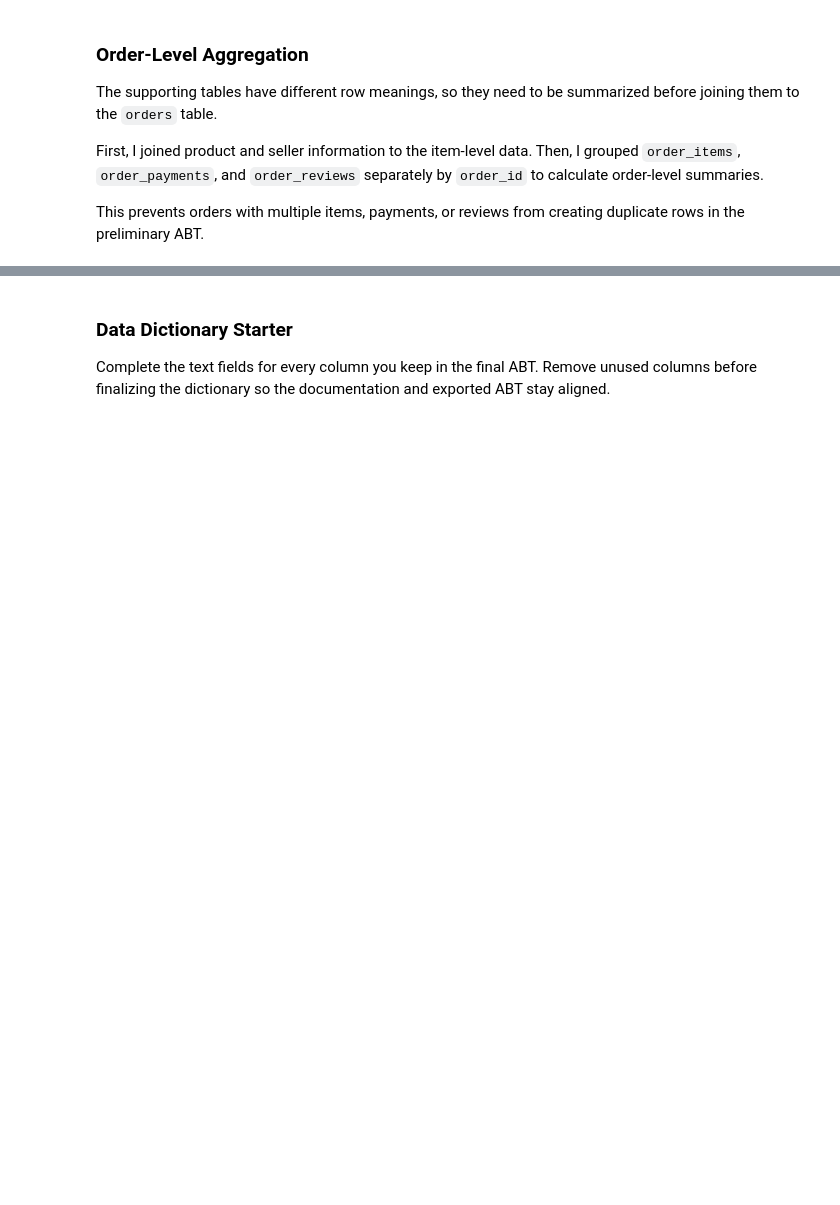
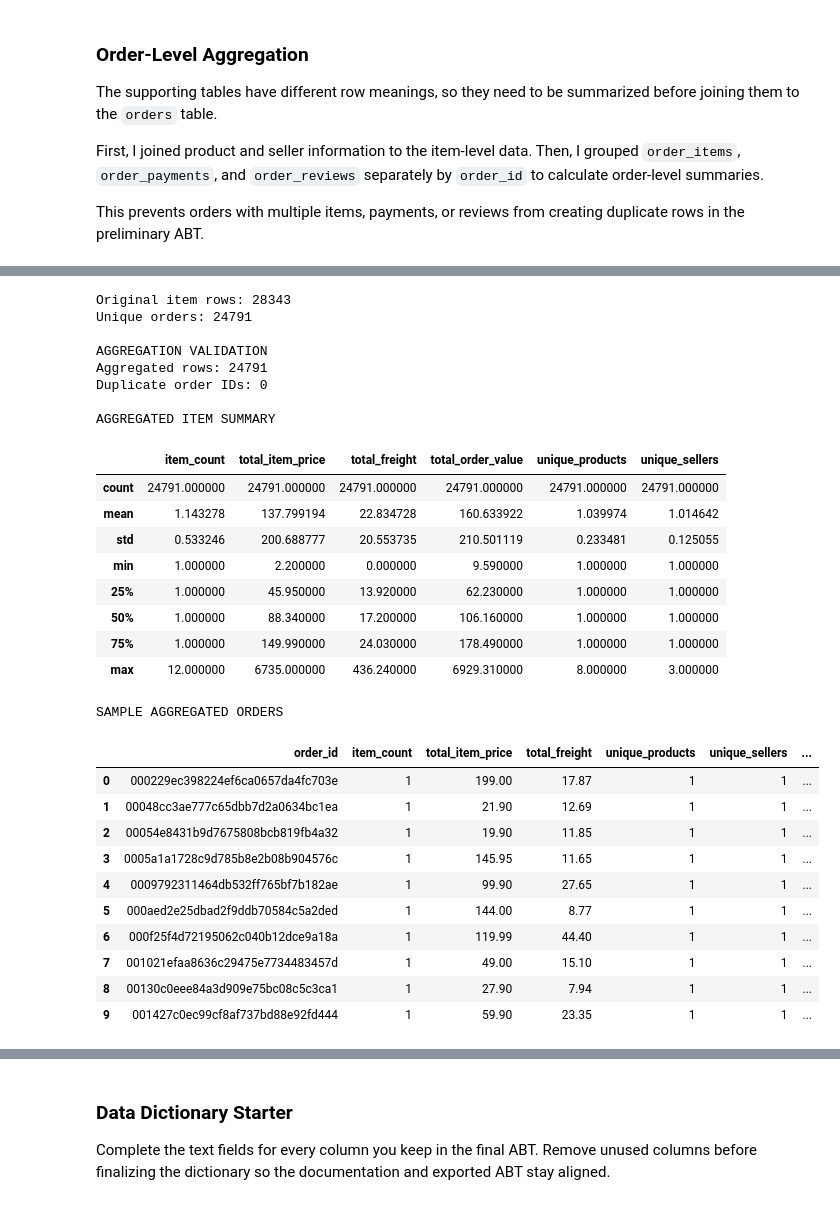
Before and after one commit to Jade-Jung/ban6003-project-option-2-hyejung-jung, a Jupyter notebook: notebooks/olist_project_starter.ipynb, the cells around one changed output, grey strips where cells are left out. Drawn from its saved outputs; the diff is of its cells as text; code cells hidden in the pictures; blank space fills up the shorter version.

```diff
--- a/notebooks/olist_project_starter.ipynb
+++ b/notebooks/olist_project_starter.ipynb
@@ -2122,0 +2383,78 @@ The late-delivery outcome is available for 24,222 orders. Missing values remain
+# %%
+# Step 4: Order Items Aggregation
+
+# 1. Check original item-level data
+print("Original item rows:", len(items_clean))
+print("Unique orders:", items_clean["order_id"].nunique())
+
+# 2. Aggregate items by order
+items_agg = (
+    items_clean
+    .groupby("order_id", as_index=False)
+    .agg(
+        item_count=("order_item_id", "size"),
+        total_item_price=("price", "sum"),
+        total_freight=("freight_value", "sum"),
+        unique_products=("product_id", "nunique"),
+        unique_sellers=("seller_id", "nunique")
+    )
+)
+
+# 3. Calculate total item and freight cost
+items_agg["total_order_value"] = (
+    items_agg["total_item_price"]
+    + items_agg["total_freight"]
+)
+
+# 4. Validate aggregation
+print("\nAGGREGATION VALIDATION")
+print("Aggregated rows:", len(items_agg))
+print("Duplicate order IDs:",
+      items_agg["order_id"].duplicated().sum())
+
+print("\nAGGREGATED ITEM SUMMARY")
+display(
+    items_agg[
+        [
+            "item_count",
+            "total_item_price",
+            "total_freight",
+            "total_order_value",
+            "unique_products",
+            "unique_sellers"
+        ]
+    ].describe()
+)
+
+print("\nSAMPLE AGGREGATED ORDERS")
+display(items_agg.head(10))
+# %% [output]
+Original item rows: 28343
+Unique orders: 24791
+
+AGGREGATION VALIDATION
+Aggregated rows: 24791
+Duplicate order IDs: 0
+
+AGGREGATED ITEM SUMMARY
+|  | item_count | total_item_price | total_freight | total_order_value | unique_products | unique_sellers |
+| count | 24791.000000 | 24791.000000 | 24791.000000 | 24791.000000 | 24791.000000 | 24791.000000 |
+| mean | 1.143278 | 137.799194 | 22.834728 | 160.633922 | 1.039974 | 1.014642 |
+| std | 0.533246 | 200.688777 | 20.553735 | 210.501119 | 0.233481 | 0.125055 |
+| min | 1.000000 | 2.200000 | 0.000000 | 9.590000 | 1.000000 | 1.000000 |
+| 25% | 1.000000 | 45.950000 | 13.920000 | 62.230000 | 1.000000 | 1.000000 |
+| 50% | 1.000000 | 88.340000 | 17.200000 | 106.160000 | 1.000000 | 1.000000 |
+| 75% | 1.000000 | 149.990000 | 24.030000 | 178.490000 | 1.000000 | 1.000000 |
+| max | 12.000000 | 6735.000000 | 436.240000 | 6929.310000 | 8.000000 | 3.000000 |
+SAMPLE AGGREGATED ORDERS
+|  | order_id | item_count | total_item_price | total_freight | unique_products | unique_sellers | ... |
+| 0 | 000229ec398224ef6ca0657da4fc703e | 1 | 199.00 | 17.87 | 1 | 1 | ... |
+| 1 | 00048cc3ae777c65dbb7d2a0634bc1ea | 1 | 21.90 | 12.69 | 1 | 1 | ... |
+| 2 | 00054e8431b9d7675808bcb819fb4a32 | 1 | 19.90 | 11.85 | 1 | 1 | ... |
+| 3 | 0005a1a1728c9d785b8e2b08b904576c | 1 | 145.95 | 11.65 | 1 | 1 | ... |
+| 4 | 0009792311464db532ff765bf7b182ae | 1 | 99.90 | 27.65 | 1 | 1 | ... |
+| 5 | 000aed2e25dbad2f9ddb70584c5a2ded | 1 | 144.00 | 8.77 | 1 | 1 | ... |
+| 6 | 000f25f4d72195062c040b12dce9a18a | 1 | 119.99 | 44.40 | 1 | 1 | ... |
+| 7 | 001021efaa8636c29475e7734483457d | 1 | 49.00 | 15.10 | 1 | 1 | ... |
+| 8 | 00130c0eee84a3d909e75bc08c5c3ca1 | 1 | 27.90 | 7.94 | 1 | 1 | ... |
+| 9 | 001427c0ec99cf8af737bd88e92fd444 | 1 | 59.90 | 23.35 | 1 | 1 | ... |
```
Also changed, not shown: parts of 28 cells of this notebook.
